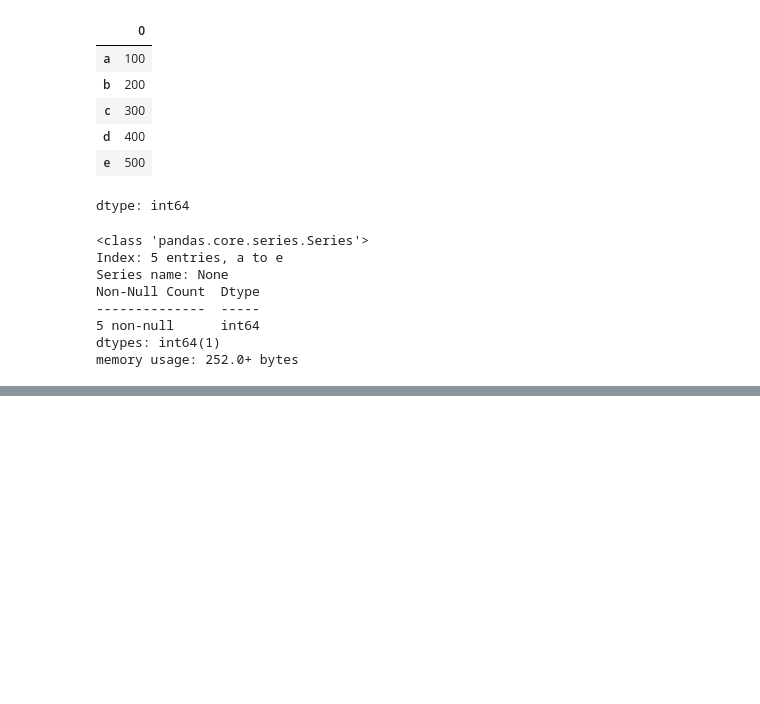
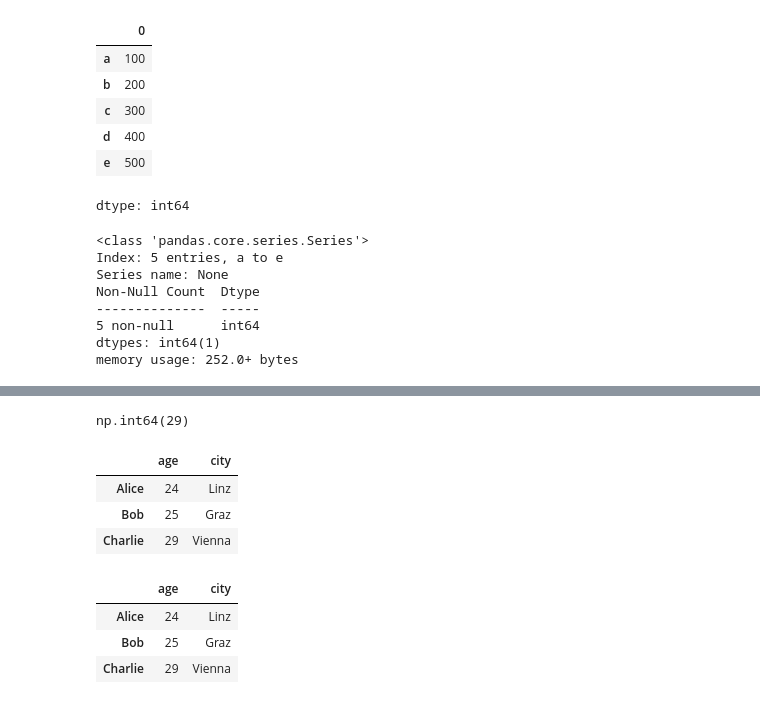
Before and after one commit to itmadityajoshi/pandas-one-shot, a Jupyter notebook: Basic.ipynb, the cells around one changed output, grey strips where cells are left out. Cells and saved outputs as stored; diff of their text form; code cells hidden in the pictures; blank space fills up the shorter version.

```diff
--- a/Basic.ipynb
+++ b/Basic.ipynb
@@ -231,0 +323,18 @@ memory usage: 252.0+ bytes
+# %%
+df.iloc[2,0]
+# %% [output]
+np.int64(29)
+# %%
+df.head()
+# %% [output]
+|  | age | city |
+| Alice | 24 | Linz |
+| Bob | 25 | Graz |
+| Charlie | 29 | Vienna |
+# %%
+df.tail()
+# %% [output]
+|  | age | city |
+| Alice | 24 | Linz |
+| Bob | 25 | Graz |
+| Charlie | 29 | Vienna |
```
Also changed, not shown: parts of 19 cells of this notebook.
